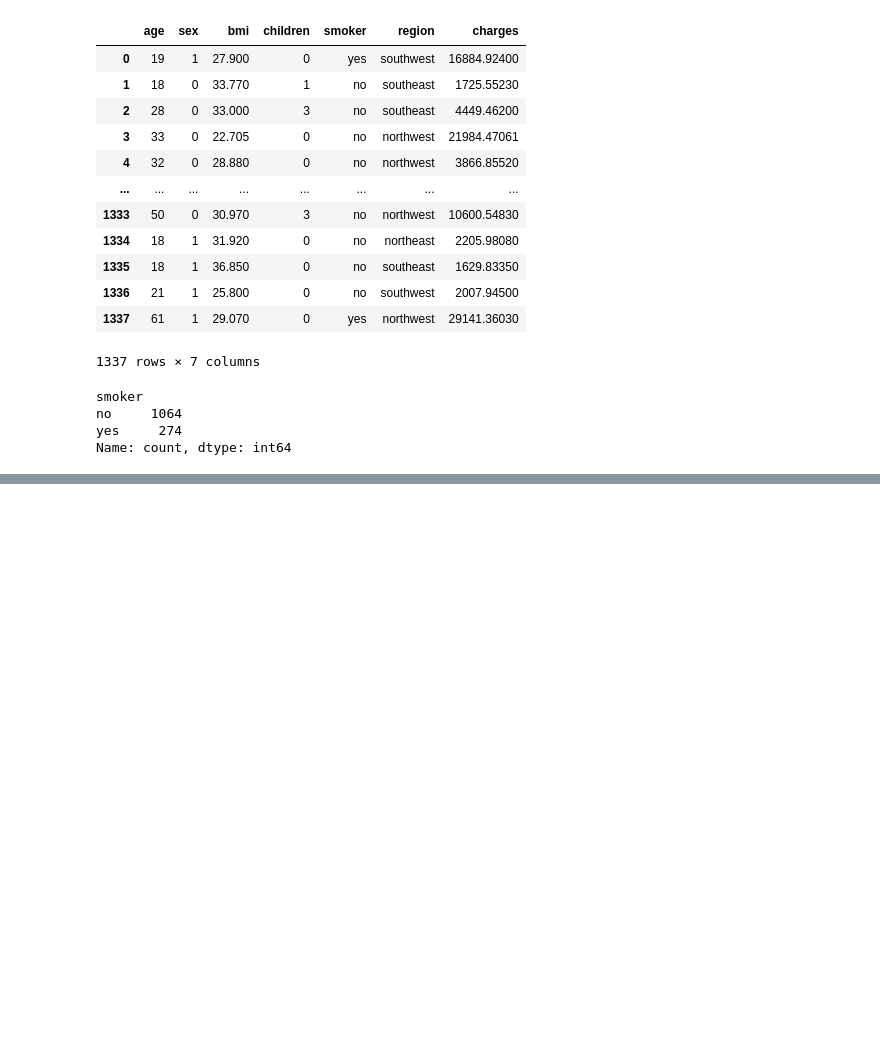
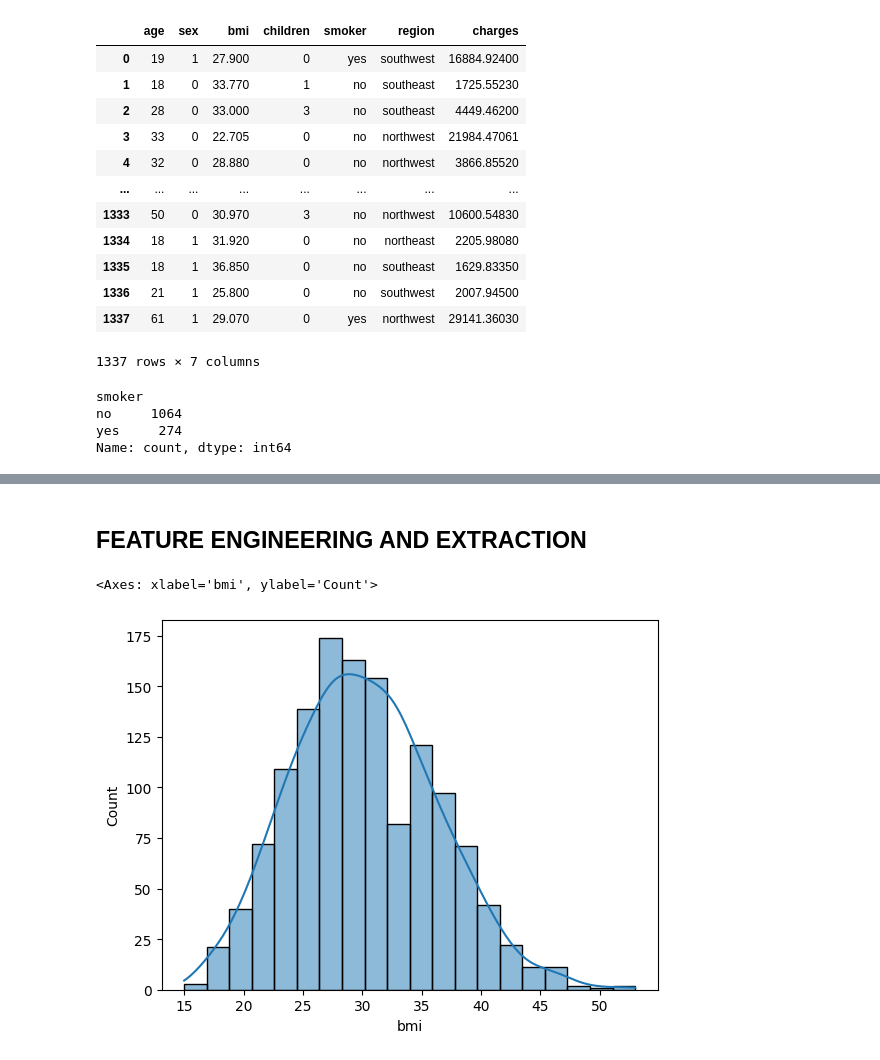
Before and after one commit to mayankmokta2003/ml_basics_1, a Jupyter notebook: insurance.ipynb, the cells around one changed output, grey strips where cells are left out. Saved outputs shown, nothing was run; the diff lists cells and outputs as text; code cells hidden in the pictures; blank space fills up the shorter version.

```diff
--- a/insurance.ipynb
+++ b/insurance.ipynb
@@ -219,0 +248,2 @@ df_cleaned.head()
+# %%
+df_cleaned = pd.get_dummies(df_cleaned,columns=["region"])
@@ -219,0 +259,2 @@ df_cleaned.head()
+# %%
+df_cleaned = df_cleaned.astype(int)
@@ -219,0 +270,10 @@ df_cleaned.head()
+# %% [markdown]
+## FEATURE ENGINEERING AND EXTRACTION
+# %%
+# here what we do is we create new columns and check if our model is predicting well and then we remove those cols
+# and check if its prediction good and use the one which is giving better prediction results
+
+sns.histplot(x=df_cleaned["bmi"],bins=20,kde=True)
+# %% [output]
+<Axes: xlabel='bmi', ylabel='Count'>
+[figure, added]
```
Also changed, not shown: parts of 12 cells of this notebook.
